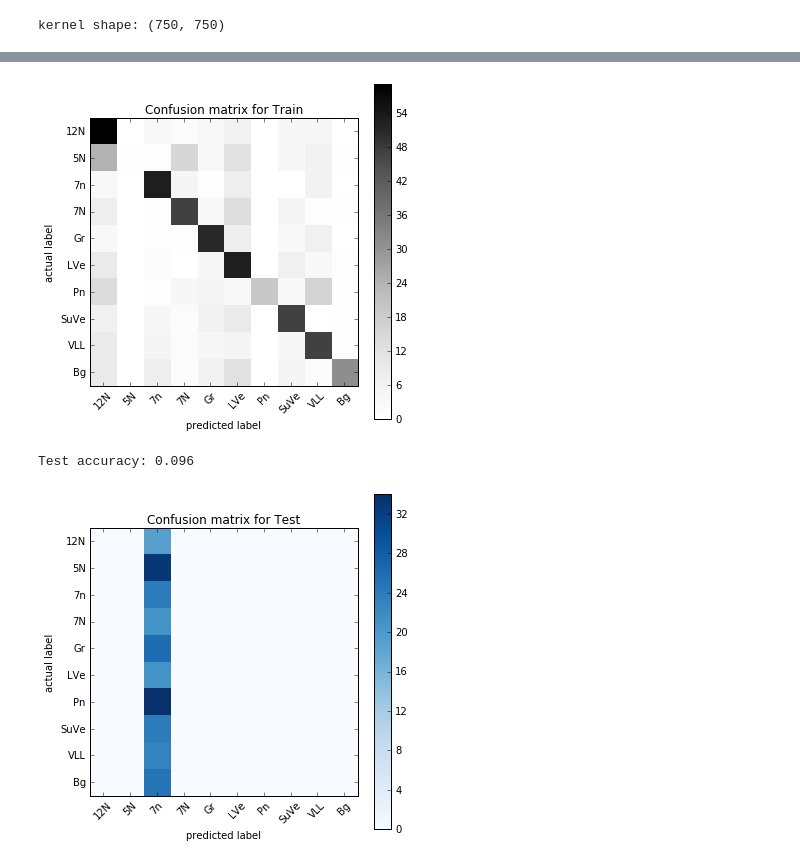
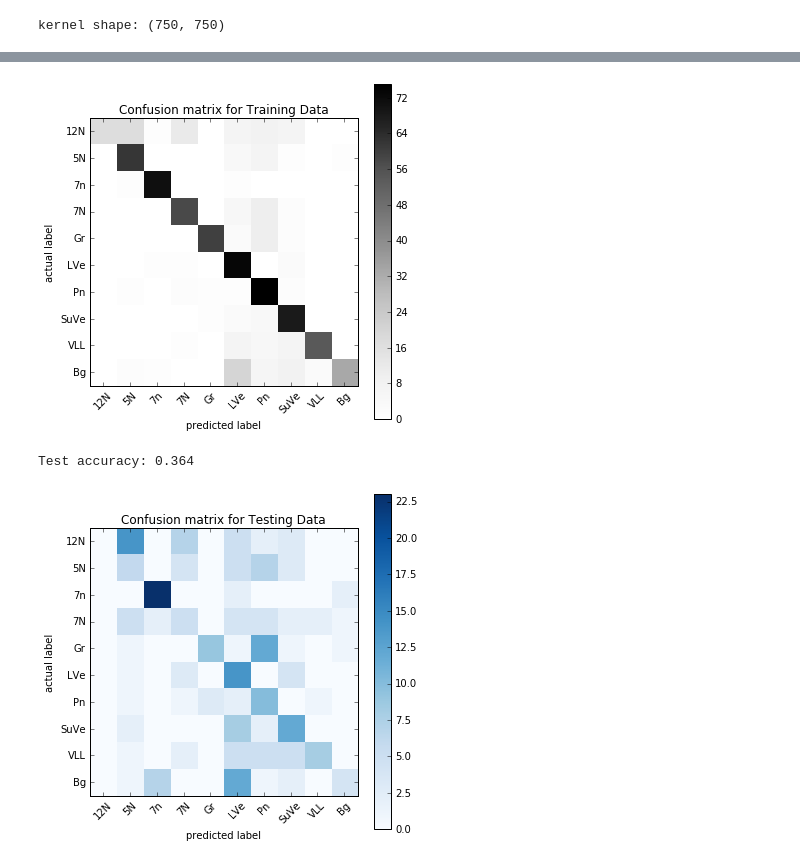
Before and after one commit to rogers140/notebook, a Jupyter notebook: SVM.ipynb, the cells around one changed output, grey strips where cells are left out. Drawn from its saved outputs; the diff is of its cells as text; code cells hidden in the pictures.

Commit message:
draft an SVM test, fix some bugs

```diff
--- a/SVM.ipynb
+++ b/SVM.ipynb
@@ -47,9 +47,13 @@ for i in range(0, 10):
     data = data + random.sample(data_for_class, 100);
 # data is a list of (ndarray, int)
 random.shuffle(data);
+# %%
+quota = 0.75;
+n_training = int(len(data) * quota);
+n_testing = len(data) - n_training;
 # %%
-training_data = data[:750];
-testing_data = data[750:];
+training_data = data[:n_training];
+testing_data = data[n_training:];
 # %%
 training_X = np.asarray([x[0] for x in training_data]);
 training_y = np.asarray([x[1] for x in training_data]);
@@ -67,9 +71,9 @@ Shape of testing data: (250, 4200)
 Shape of testing label: (250,)
 # %%
 # Calculate histogram intersection kernel
-myKernel = np.zeros(shape=(len(training_data), len(training_data)));
-for i in range(0, len(training_data)):
-    for j in range(0, len(training_data)):
+myKernel = np.zeros(shape=(n_training, n_training));
+for i in range(0, n_training):
+    for j in range(0, n_training):
         myKernel[i][j] = sum(np.minimum(training_X[i], training_X[j]));
 # %%
 print "kernel shape: %s" %(myKernel.shape,);
@@ -96,41 +100,41 @@ plt.figure(figsize=(6, 6));
 plt.imshow(cm_train, interpolation='nearest', cmap=plt.cm.Greys);
 plt.ylabel('actual label');
 plt.xlabel('predicted label')
-plt.title('Confusion matrix for Train');
+plt.title('Confusion matrix for Training Data');
 plt.colorbar();
 classes = ['12N', '5N', '7n', '7N', 'Gr', 'LVe', 'Pn', 'SuVe', 'VLL', 'Bg'];
 tick_marks = np.arange(len(classes));
 plt.xticks(tick_marks, classes, rotation=45);
 plt.yticks(tick_marks, classes);
 # %% [output]
-[figure, old version]
+[figure, new version]
 # %%
 # Test
-testKernel = np.zeros(shape=(len(testing_data), len(training_data)));
-for i in range(0, len(testing_data)):
-    for j in range(0, len(training_data)):
-        myKernel[i][j] = sum(np.minimum(testing_X[i], training_X[j]));
+testKernel = np.zeros(shape=(n_testing, n_training));
+for i in range(0, n_testing):
+    for j in range(0, n_training):
+        testKernel[i][j] = sum(np.minimum(testing_X[i], training_X[j]));
 # %%
 predict_labels_test = clf.predict(testKernel);
 n_correct_test = 0;
-for i in range(total):
+for i in range(0, n_testing):
     if (predict_labels_test[i] == testing_y[i]):
         n_correct_test += 1;
-print "Test accuracy: {}".format(1.0*n_correct_test / len(testing_data));
+print "Test accuracy: {}".format(1.0*n_correct_test / n_testing);
 # %% [output]
-Test accuracy: 0.096
+Test accuracy: 0.364
 # %%
 cm_test = confusion_matrix(testing_y, predict_labels_test);
 # %%
 plt.figure(figsize=(6, 6));
 plt.imshow(cm_test, interpolation='nearest', cmap=plt.cm.Blues);
 plt.ylabel('actual label');
 plt.xlabel('predicted label')
-plt.title('Confusion matrix for Test');
+plt.title('Confusion matrix for Testing Data');
 plt.colorbar();
 classes = ['12N', '5N', '7n', '7N', 'Gr', 'LVe', 'Pn', 'SuVe', 'VLL', 'Bg'];
 tick_marks = np.arange(len(classes));
 plt.xticks(tick_marks, classes, rotation=45);
 plt.yticks(tick_marks, classes);
 # %% [output]
-[figure, old version]
+[figure, new version]
```
Also changed, not shown: parts of 4 cells of this notebook.
